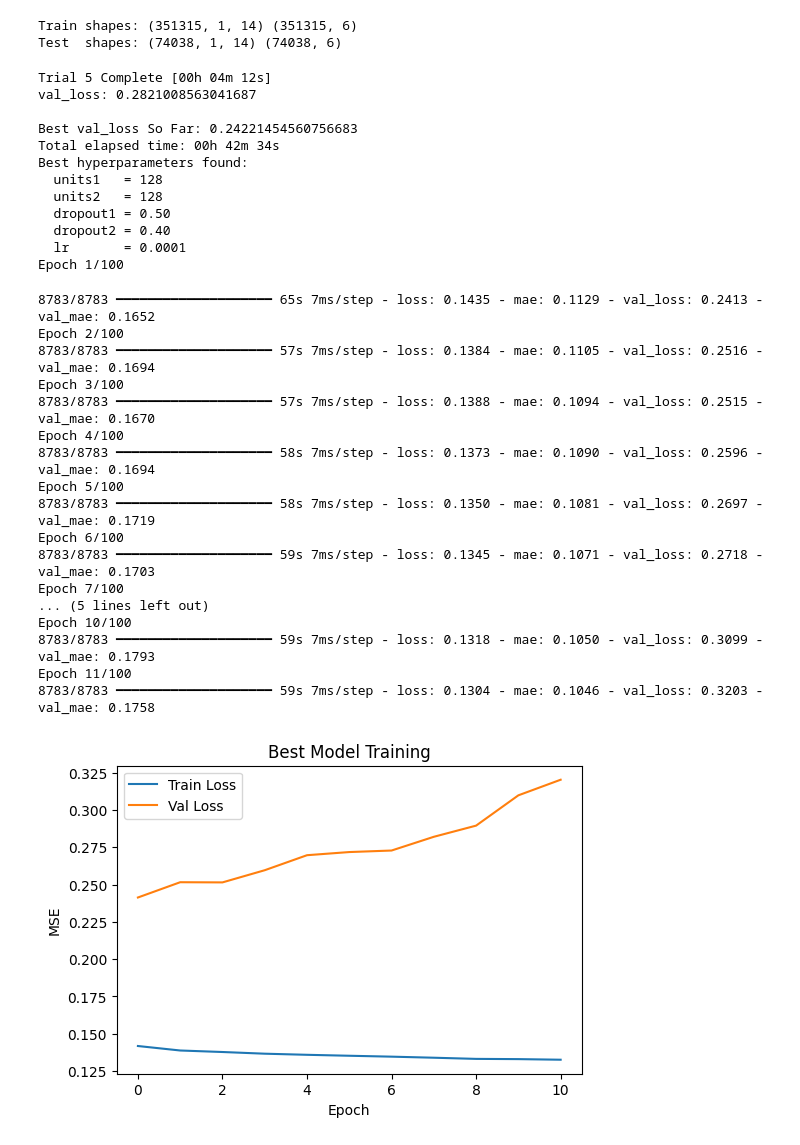
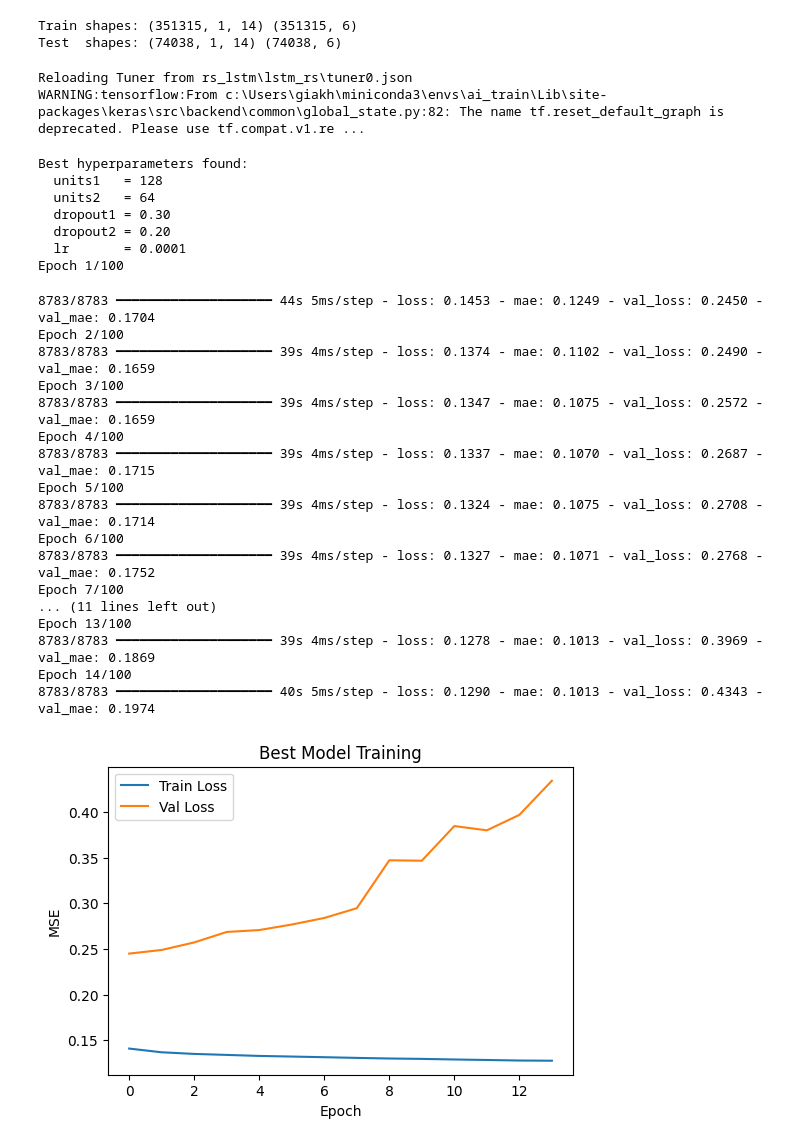
Before and after one commit to khanhtran0111/Rain-prediction, a Jupyter notebook: LSTM_random_search.ipynb, the cells around one changed output. Cells and saved outputs as stored; diff of their text form; code cells hidden in the pictures.

```diff
--- a/LSTM_random_search.ipynb
+++ b/LSTM_random_search.ipynb
@@ -152,61 +147,58 @@ tuner.search(
 best_hp    = tuner.get_best_hyperparameters(num_trials=1)[0]
 model = tuner.get_best_models(num_models=1)[0]
 
 print("Best hyperparameters found:")
 print(f"  units1   = {best_hp.get('units1')}")
 print(f"  units2   = {best_hp.get('units2')}")
 print(f"  dropout1 = {best_hp.get('dropout1'):.2f}")
 print(f"  dropout2 = {best_hp.get('dropout2'):.2f}")
 print(f"  lr       = {best_hp.get('lr')}")
 
 history = model.fit(
     X_train, y_train,
     epochs=100,
     batch_size=32,
     validation_split=0.2,
     callbacks=[
-        EarlyStopping(monitor='val_loss', patience=10, restore_best_weights=True)
+        EarlyStopping(monitor='val_loss', patience=13, restore_best_weights=True)
     ],
     verbose=1
 )
 
 
 plt.figure(figsize=(6,4))
 plt.plot(history.history['loss'],  label='Train Loss')
 plt.plot(history.history['val_loss'], label='Val Loss')
 plt.xlabel('Epoch')
 plt.ylabel('MSE')
 plt.title('Best Model Training')
 plt.legend()
 plt.show()
 # %% [output]
-Trial 5 Complete [00h 04m 12s]
-val_loss: 0.2821008563041687
-
-Best val_loss So Far: 0.24221454560756683
-Total elapsed time: 00h 42m 34s
-Best hyperparameters found:
-  units1   = 128
-  units2   = 128
-  dropout1 = 0.50
-  dropout2 = 0.40
-  lr       = 0.0001
-Epoch 1/100
+Reloading Tuner from rs_lstm\lstm_rs\tuner0.json
+WARNING:tensorflow:From c:\Users\giakh\miniconda3\envs\ai_train\Lib\site-packages\keras\src\backend\common\global_state.py:82: The name tf.reset_default_graph is deprecated. Please use tf.compat.v1.re ...
-8783/8783 ━━━━━━━━━━━━━━━━━━━━ 65s 7ms/step - loss: 0.1435 - mae: 0.1129 - val_loss: 0.2413 - val_mae: 0.1652
-Epoch 2/100
-8783/8783 ━━━━━━━━━━━━━━━━━━━━ 57s 7ms/step - loss: 0.1384 - mae: 0.1105 - val_loss: 0.2516 - val_mae: 0.1694
-Epoch 3/100
-8783/8783 ━━━━━━━━━━━━━━━━━━━━ 57s 7ms/step - loss: 0.1388 - mae: 0.1094 - val_loss: 0.2515 - val_mae: 0.1670
-Epoch 4/100
-8783/8783 ━━━━━━━━━━━━━━━━━━━━ 58s 7ms/step - loss: 0.1373 - mae: 0.1090 - val_loss: 0.2596 - val_mae: 0.1694
-Epoch 5/100
-8783/8783 ━━━━━━━━━━━━━━━━━━━━ 58s 7ms/step - loss: 0.1350 - mae: 0.1081 - val_loss: 0.2697 - val_mae: 0.1719
-Epoch 6/100
-8783/8783 ━━━━━━━━━━━━━━━━━━━━ 59s 7ms/step - loss: 0.1345 - mae: 0.1071 - val_loss: 0.2718 - val_mae: 0.1703
-Epoch 7/100
-... (5 lines left out)
-Epoch 10/100
-8783/8783 ━━━━━━━━━━━━━━━━━━━━ 59s 7ms/step - loss: 0.1318 - mae: 0.1050 - val_loss: 0.3099 - val_mae: 0.1793
-Epoch 11/100
-8783/8783 ━━━━━━━━━━━━━━━━━━━━ 59s 7ms/step - loss: 0.1304 - mae: 0.1046 - val_loss: 0.3203 - val_mae: 0.1758
+Best hyperparameters found:
+  units1   = 128
+  units2   = 64
+  dropout1 = 0.30
+  dropout2 = 0.20
+  lr       = 0.0001
+Epoch 1/100
+8783/8783 ━━━━━━━━━━━━━━━━━━━━ 44s 5ms/step - loss: 0.1453 - mae: 0.1249 - val_loss: 0.2450 - val_mae: 0.1704
+Epoch 2/100
+8783/8783 ━━━━━━━━━━━━━━━━━━━━ 39s 4ms/step - loss: 0.1374 - mae: 0.1102 - val_loss: 0.2490 - val_mae: 0.1659
+Epoch 3/100
+8783/8783 ━━━━━━━━━━━━━━━━━━━━ 39s 4ms/step - loss: 0.1347 - mae: 0.1075 - val_loss: 0.2572 - val_mae: 0.1659
+Epoch 4/100
+8783/8783 ━━━━━━━━━━━━━━━━━━━━ 39s 4ms/step - loss: 0.1337 - mae: 0.1070 - val_loss: 0.2687 - val_mae: 0.1715
+Epoch 5/100
+8783/8783 ━━━━━━━━━━━━━━━━━━━━ 39s 4ms/step - loss: 0.1324 - mae: 0.1075 - val_loss: 0.2708 - val_mae: 0.1714
+Epoch 6/100
+8783/8783 ━━━━━━━━━━━━━━━━━━━━ 39s 4ms/step - loss: 0.1327 - mae: 0.1071 - val_loss: 0.2768 - val_mae: 0.1752
+Epoch 7/100
+... (11 lines left out)
+Epoch 13/100
+8783/8783 ━━━━━━━━━━━━━━━━━━━━ 39s 4ms/step - loss: 0.1278 - mae: 0.1013 - val_loss: 0.3969 - val_mae: 0.1869
+Epoch 14/100
+8783/8783 ━━━━━━━━━━━━━━━━━━━━ 40s 5ms/step - loss: 0.1290 - mae: 0.1013 - val_loss: 0.4343 - val_mae: 0.1974
-[figure, old version]
+[figure, new version]
```
Also changed, not shown: parts of 4 cells of this notebook, 1 other file.
